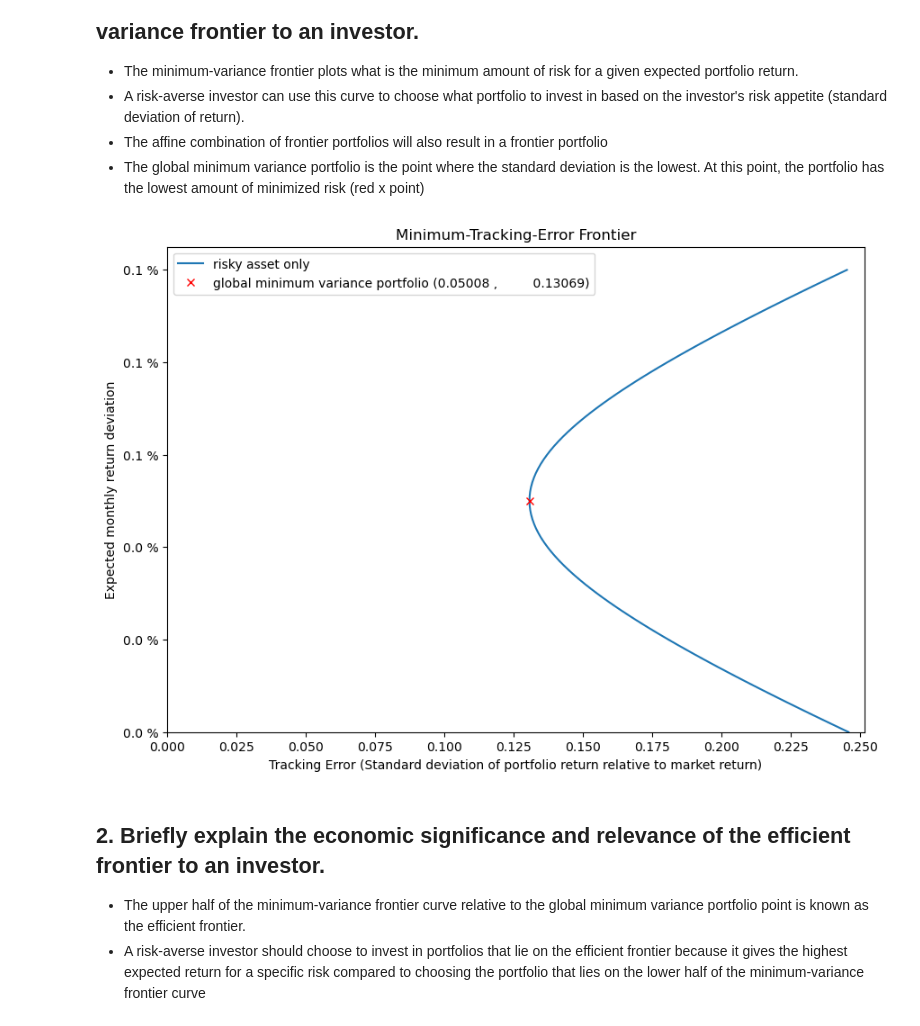
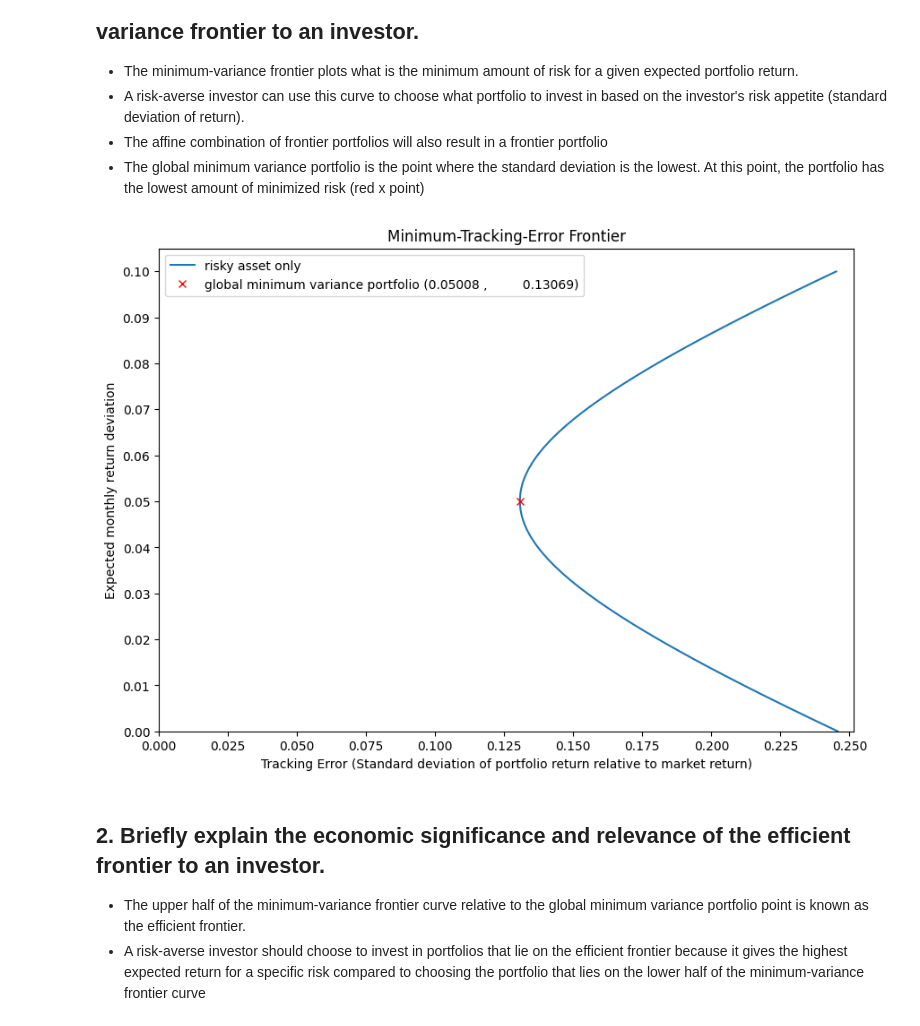
Before and after one commit to kilowiski/qf600, a Jupyter notebook: assignment_4/assignment4.ipynb, the cells around one changed output. Drawn from its saved outputs; the diff is of its cells as text; code cells hidden in the pictures.

```diff
--- a/assignment_4/assignment4.ipynb
+++ b/assignment_4/assignment4.ipynb
@@ -129,26 +129,27 @@ possible_rp  = np.arange(0,0.101,0.001)
 # %%
 var_list = []
 for x in possible_rp :
     var_list.append(newmva.var_mva(x))
 f1, ax1 = plt.subplots(1)
 f1.set_figheight(7)
 f1.set_figwidth(10)
 ax1.plot(np.sqrt(var_list), possible_rp,label = "risky asset only")
 ax1.plot(np.sqrt(newmva.var_mva(newmva.R_mv)),newmva.R_mv,'rx',\
          label = f"global minimum variance portfolio ({newmva.R_mv:.5f} ,\
          {np.sqrt(newmva.var_mva(newmva.R_mv)):.5f})")
 ax1.set_ylim(ymin=0)
 ax1.set_xlim(xmin=0)
 ax1.set_xlabel("Tracking Error (Standard deviation of portfolio return relative to market return)")
 ax1.set_ylabel("Expected monthly return deviation")
 ax1.xaxis.set_major_locator(plt.MultipleLocator(0.025))
 ax1.set_title("Minimum-Tracking-Error Frontier")
-ax1.yaxis.set_major_formatter(ticker.FormatStrFormatter("%.1f %%"))
+ax1.yaxis.set_major_locator(plt.MultipleLocator(0.01))
+#ax1.yaxis.set_major_formatter(ticker.FormatStrFormatter("%.1f %%"))
 ax1.legend()
 plt.show(f1)
 f1.savefig('f1.jpg')
 # %% [output]
-[figure, old version]
+[figure, new version]
 # %% [markdown]
 ## 2. Briefly explain the economic significance and relevance of the efficient frontier to an investor. ##
 * The upper half of the minimum-variance frontier curve relative to the global minimum variance portfolio point is known as the efficient frontier.
```
Also changed, not shown: parts of 3 cells of this notebook, 3 other files.
